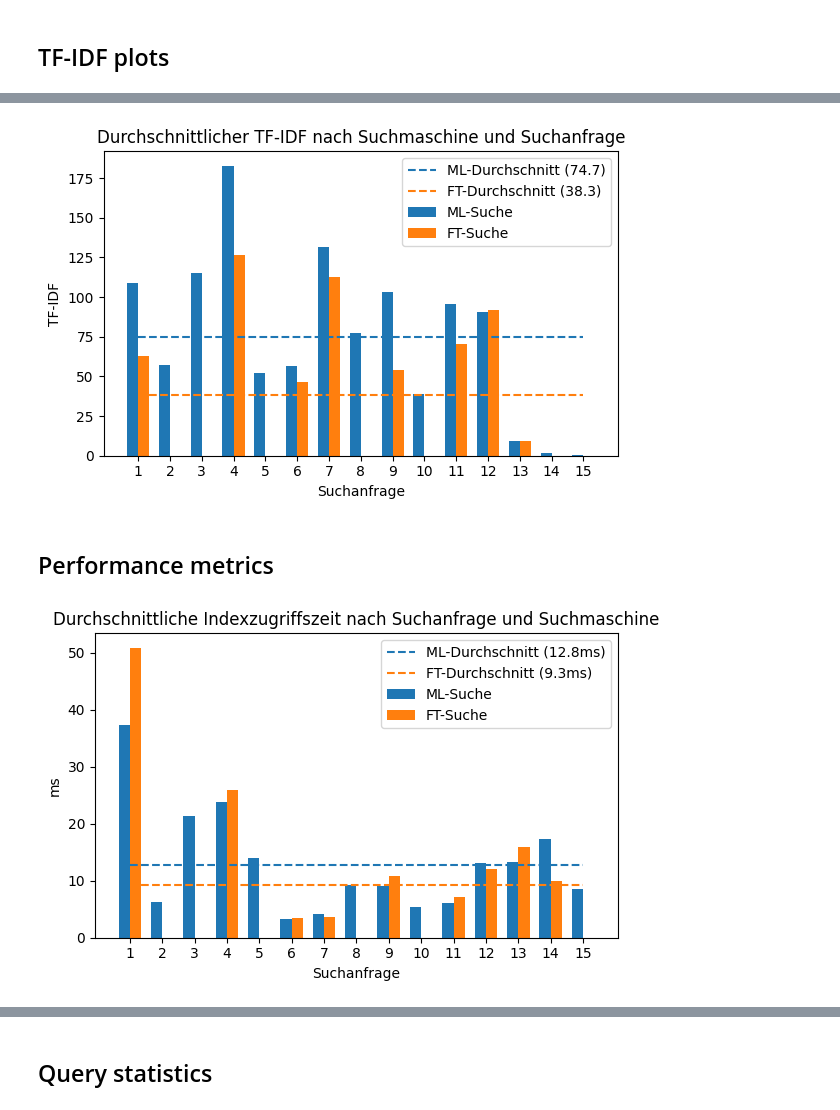
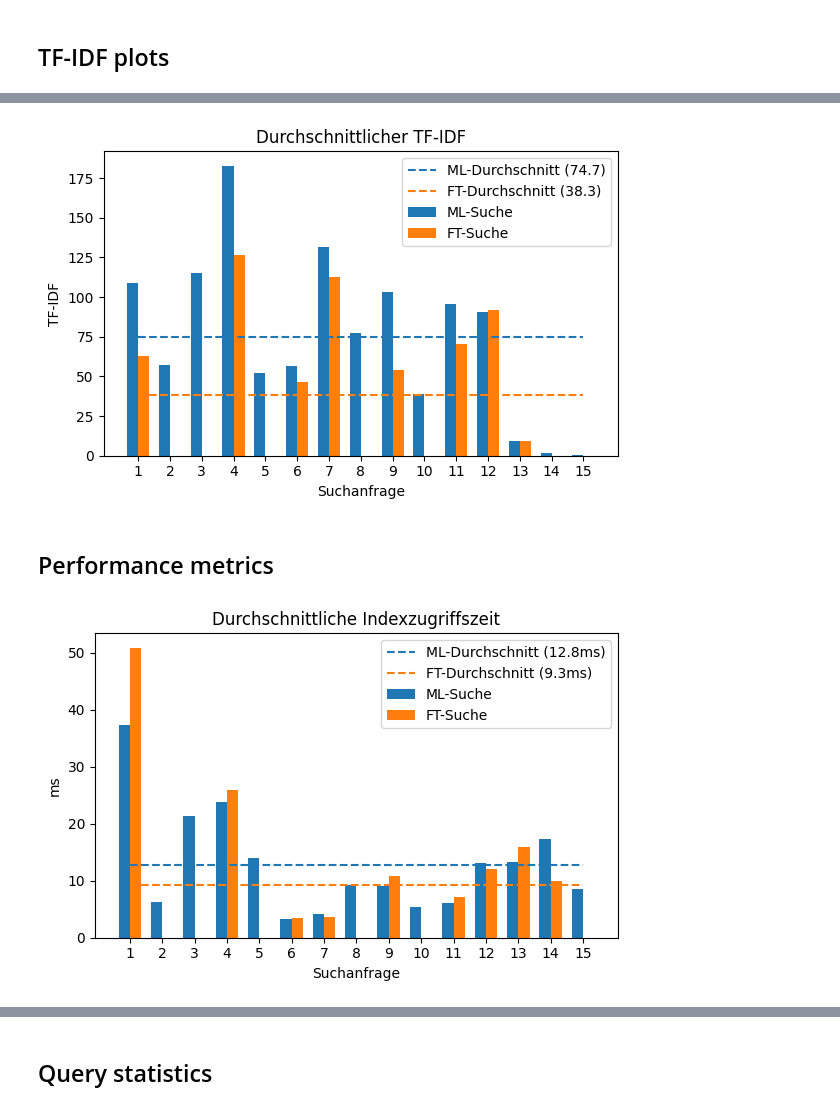
Before and after one commit to xD33m/BA_Jupyter_Notebook, a Jupyter notebook: search_engine_evaluation.ipynb, the cells around one changed output, grey strips where cells are left out. Cells and saved outputs as stored; diff of their text form; code cells hidden in the pictures.

```diff
--- a/search_engine_evaluation.ipynb
+++ b/search_engine_evaluation.ipynb
@@ -660,7 +654,7 @@ x = np.arange(len(labels))
 
 width = 0.35
 
-fig, ax = plt.subplots()
+fig, ax = plt.subplots(figsize=(6, 4))
 rect1 = ax.bar(x - width/2, ml_highest_tfidf.values(), width, label='ML-Suche')
 rect2 = ax.bar(x + width/2, ft_highest_tfidf.values(), width, label='FT-Suche')
 
@@ -680,7 +674,7 @@ legend = [f"ML-Durchschnitt ({round(ml_y_mean[0], 1)})", f"FT-Durchschnitt ({rou
 
 ax.set_ylabel('TF-IDF')
 ax.set_xlabel('Suchanfrage')
-ax.set_title('Durchschnittlicher TF-IDF nach Suchmaschine und Suchanfrage')
+ax.set_title('Durchschnittlicher TF-IDF')
 ax.set_xticks(x)
 ax.set_xticklabels(labels)
 ax.legend(legend)
@@ -690,7 +684,7 @@ plt.show()
 
 fig.savefig('plots/avg_tf-idf_plot.png', bbox_inches='tight')
 # %% [output]
-[figure, old version]
+[figure, new version]
 # %% [markdown]
 ## Performance metrics
 # %%
@@ -732,37 +726,37 @@ x = np.arange(len(labels))
 
 width = 0.35
 
-fig, ax = plt.subplots()
+fig, ax = plt.subplots(figsize=(6, 4))
 rect1 = ax.bar(x - width/2, ml_idx_metrics.values(), width, label='ML-Suche')
 rect2 = ax.bar(x + width/2, ft_idx_metrics.values(), width, label='FT-Suche')
 
 ml_x = list(ml_idx_metrics.keys())
 ml_y = list(ml_idx_metrics.values())
 
 ft_x = ft_idx_metrics.keys()
 ft_y = list(ft_idx_metrics.values())
 
 ml_y_mean = [np.mean(ml_y)]*len(ml_x)
 ml_mean_line = ax.plot(ml_x, ml_y_mean, label='ML-Durchschnitt', linestyle='--')
 
 ft_y_mean = [np.mean(ft_y)]*len(ft_x)
 ft_mean_line = ax.plot(ft_x, ft_y_mean, label='FT-Durchschnitt', linestyle='--')
 
 legend = [f"ML-Durchschnitt ({round(ml_y_mean[0], 1)}ms)", f"FT-Durchschnitt ({round(ft_y_mean[0], 1)}ms)", 'ML-Suche', 'FT-Suche']
 
 ax.set_ylabel('ms')
 ax.set_xlabel('Suchanfrage')
-ax.set_title('Durchschnittliche Indexzugriffszeit nach Suchanfrage und Suchmaschine')
+ax.set_title('Durchschnittliche Indexzugriffszeit')
 ax.set_xticks(x)
 ax.set_xticklabels(labels)
 ax.legend(legend)
 
 fig.tight_layout()
 plt.show()
 
 fig.savefig('plots/idx_acc_plot.png', bbox_inches='tight')
 # %% [output]
-[figure, old version]
+[figure, new version]
 # %%
 ml_req_metrics = {}
 ft_req_metrics = {}
```
Also changed, not shown: parts of 7 cells of this notebook.
